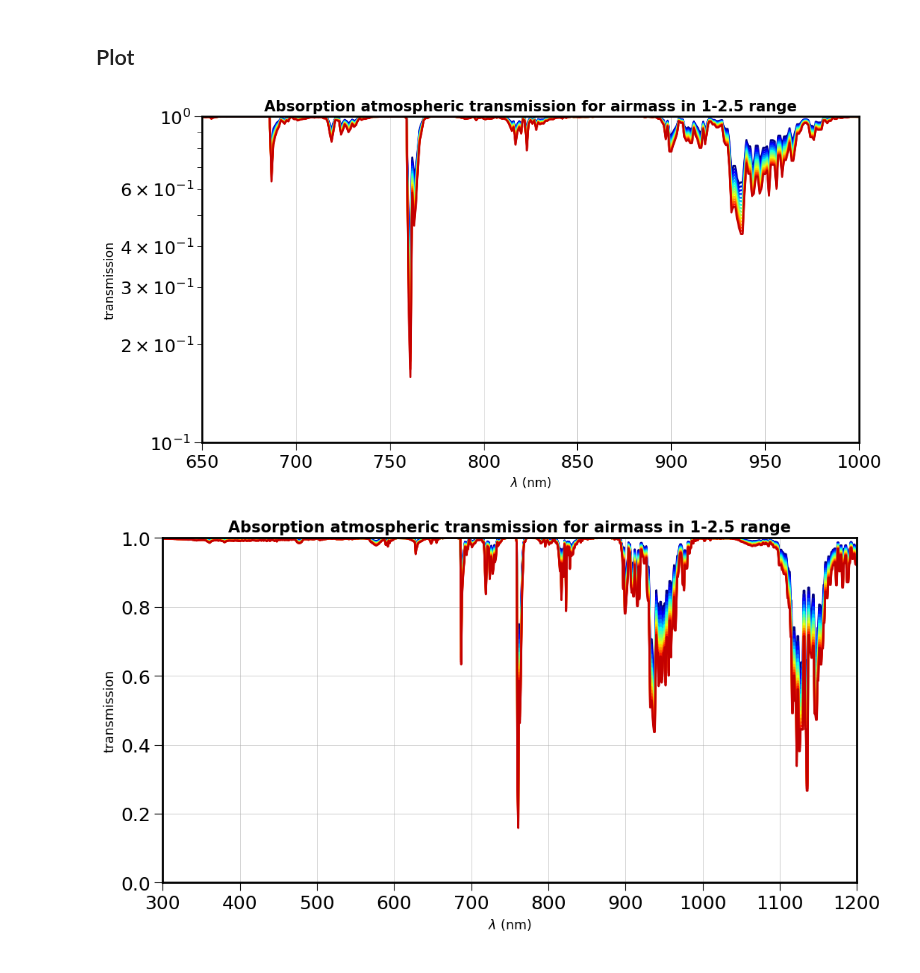
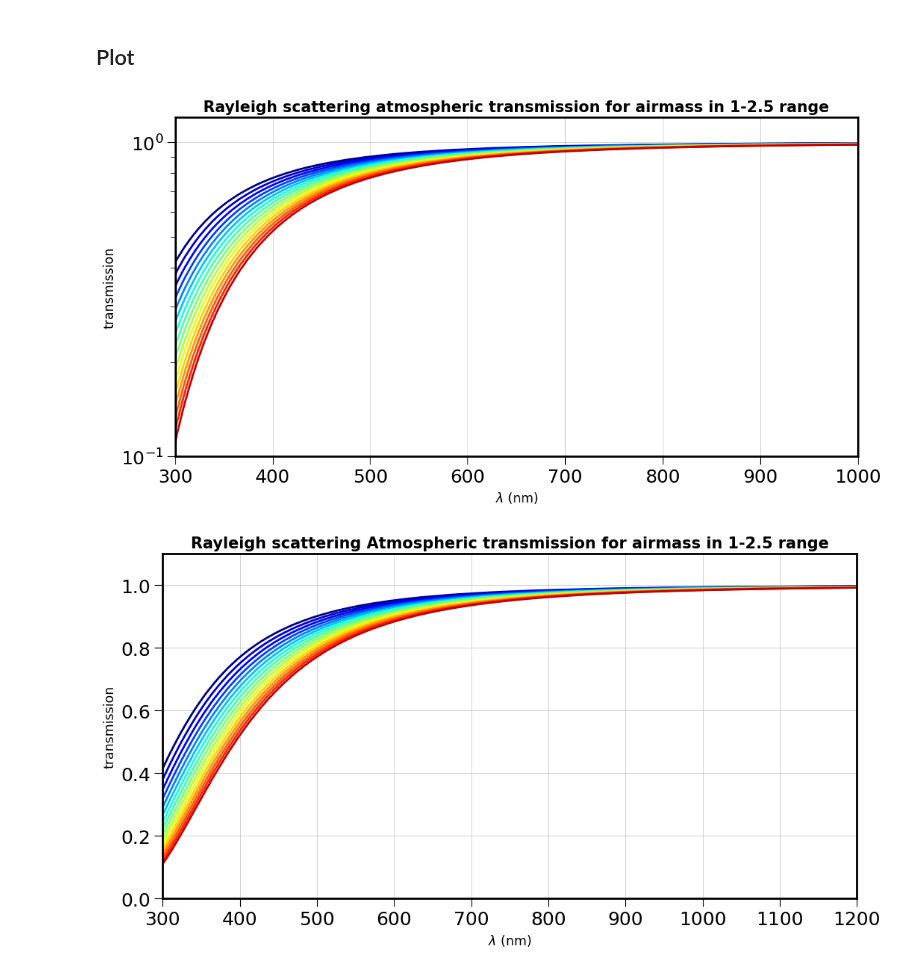
Before and after one commit to LSSTDESC/libradtranpy, a Jupyter notebook: docs/notebooks/libradtranpy/visible/SimuRT_ScattPattern.ipynb, the cells around one changed output. Cells and saved outputs as stored; diff of their text form; code cells hidden in the pictures.

```diff
--- a/docs/notebooks/libradtranpy/SimuRT_AbsPattern.ipynb
+++ b/docs/notebooks/libradtranpy/visible/SimuRT_ScattPattern.ipynb
@@ -91,7 +88,7 @@ all_trans = []
 for index in np.arange(NBOBS):
 
     path,thefile=libsimulateVisible.ProcessSimulation(am[index],pwv,ozone,pressure,
-                                                      prof_str='us',proc_str='ab',cloudext=cloudext)
+                                                      prof_str='us',proc_str='sc',cloudext=cloudext)
     data = np.loadtxt(os.path.join(path,thefile))
     wl = data[:,0]
     atm = data[:,1]
@@ -119,27 +116,27 @@ for index in np.arange(NBOBS):
 # %%
 for index in np.arange(NBOBS):
     plt.semilogy(wl,all_trans[index],'-',color=all_colors[index])
-plt.xlim(650,1000)
+plt.xlim(300,1000)
 plt.grid()
-plt.title(f"Absorption atmospheric transmission for airmass in {AMMIN}-{AMMAX} range")
+plt.title(f"Rayleigh scattering atmospheric transmission for airmass in {AMMIN}-{AMMAX} range")
 plt.xlabel("$\\lambda$ (nm)")
 plt.ylabel("transmission")
-plt.ylim(0.1,1)
-figname="multiabstransmissionvsairmass_log.png"
+plt.ylim(0.1,1.2)
+figname="multiscatttransmissionvsairmass_log.png"
 plt.savefig(figname)
 # %% [output]
-[figure, old version]
+[figure, new version]
 # %%
 for index in np.arange(NBOBS):
     plt.plot(wl,all_trans[index],'-',color=all_colors[index])
 plt.xlim(300,1200)
 plt.grid()
-plt.title(f"Absorption atmospheric transmission for airmass in {AMMIN}-{AMMAX} range")
+plt.title(f"Rayleigh scattering Atmospheric transmission for airmass in {AMMIN}-{AMMAX} range")
 plt.xlabel("$\\lambda$ (nm)")
 plt.ylabel("transmission")
-plt.ylim(0.,1)
+plt.ylim(0.,1.1)
 #plt.xlim(300,700)
-figname="multiabstransmissionvsairmass_lin.png"
+figname="multiscatttransmissionvsairmass_lin.png"
 plt.savefig(figname)
 # %% [output]
-[figure, old version]
+[figure, new version]
```
Also changed, not shown: parts of 3 cells of this notebook, 19 other files.
